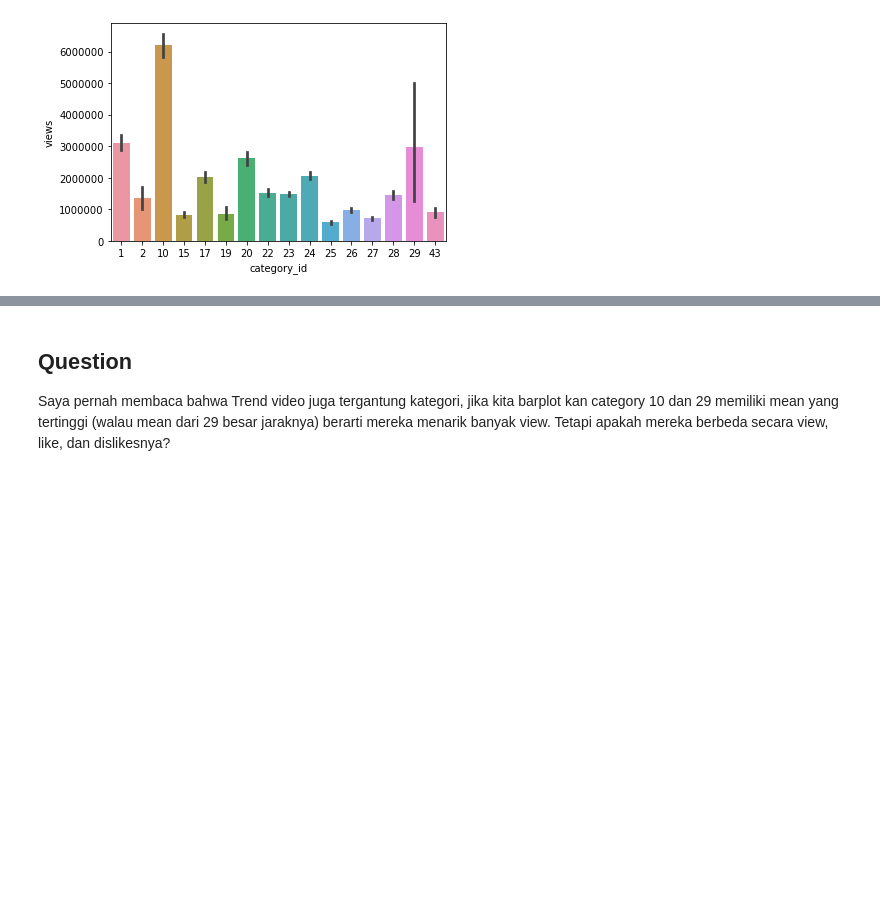
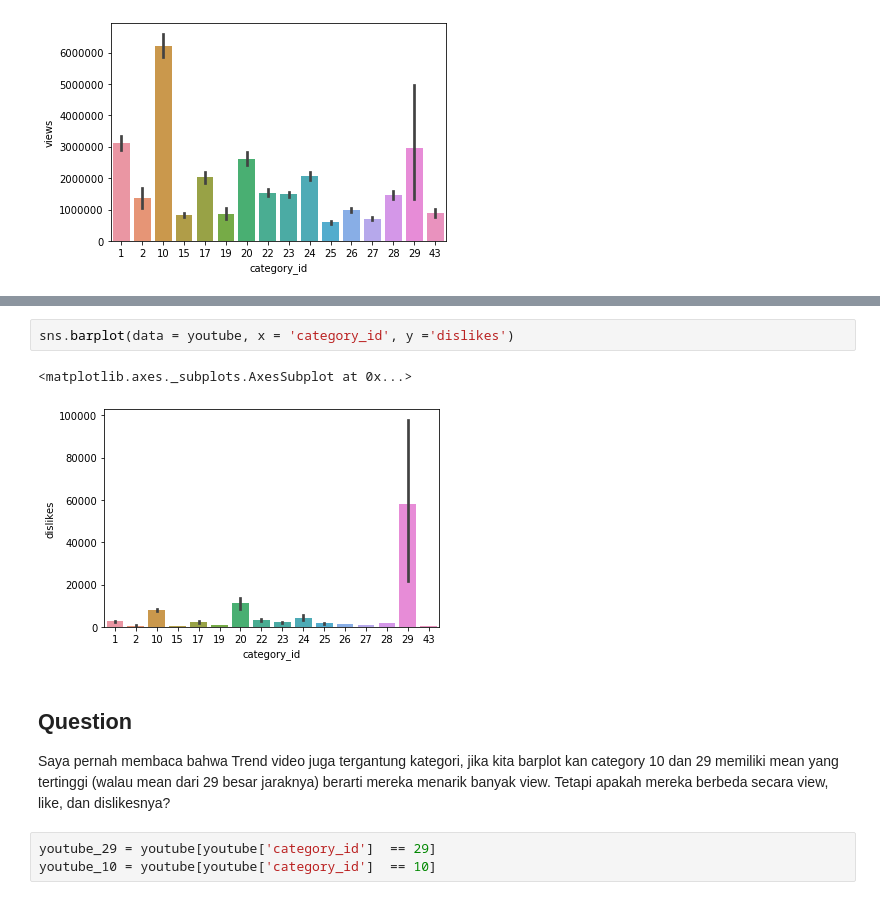
Before and after one commit to rahmanfp21/JC-DS-JKT-07, a Jupyter notebook: Seaborn_stat.ipynb, the cells around one changed output, grey strips where cells are left out. Saved outputs shown, nothing was run; the diff lists cells and outputs as text; blank space fills up the shorter version.

```diff
--- a/Seaborn_stat.ipynb
+++ b/Seaborn_stat.ipynb
@@ -504,4 +509,12 @@ sns.barplot(data = youtube, x = 'category_id', y ='views')
+# %%
+sns.barplot(data = youtube, x = 'category_id', y ='dislikes')
+# %% [output]
+<matplotlib.axes._subplots.AxesSubplot at 0x...>
+[figure, added]
 # %% [markdown]
 ## Question
 
 Saya pernah membaca bahwa Trend video juga tergantung kategori, jika kita barplot kan category 10 dan 29 memiliki mean yang tertinggi (walau mean dari 29 besar jaraknya) berarti mereka menarik banyak view. Tetapi apakah mereka berbeda secara view, like, dan dislikesnya?
+# %%
+youtube_29 = youtube[youtube['category_id']  == 29]
+youtube_10 = youtube[youtube['category_id']  == 10]
```
Also changed, not shown: parts of 42 cells of this notebook.
